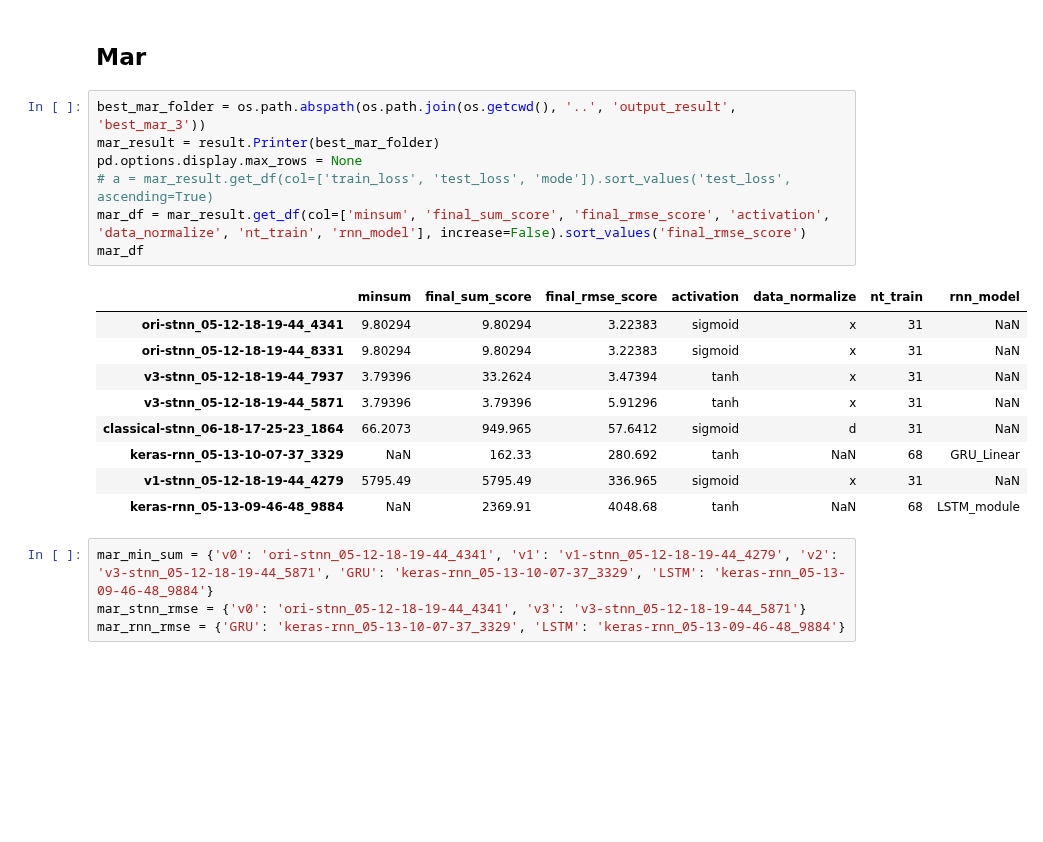
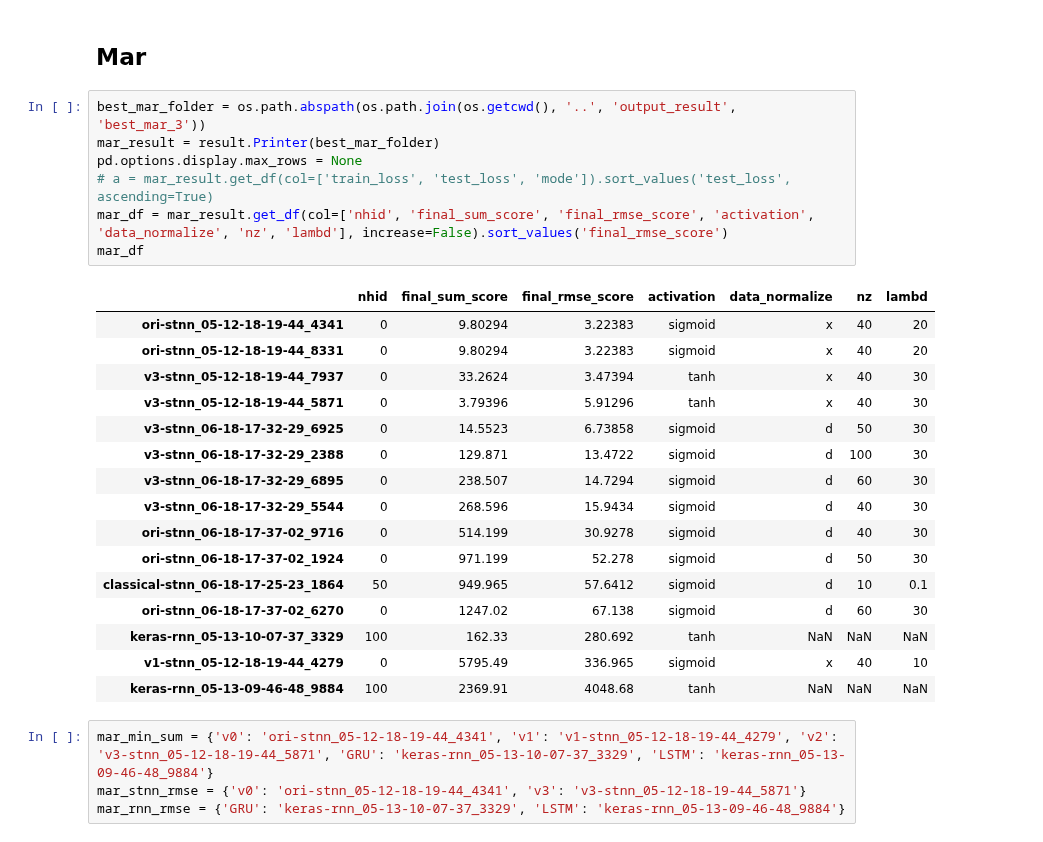
Before and after one commit to wtding1998/RNN_nCov, a Jupyter notebook: ncov_pred3.ipynb, the cells around one changed output. Saved outputs shown, nothing was run; the diff lists cells and outputs as text; blank space fills up the shorter version.

```diff
--- a/ncov_pred3.ipynb
+++ b/ncov_pred3.ipynb
@@ -174,20 +174,27 @@ exp.plot_distribution()
 # %%
 best_mar_folder = os.path.abspath(os.path.join(os.getcwd(), '..', 'output_result', 'best_mar_3'))
 mar_result = result.Printer(best_mar_folder)
 pd.options.display.max_rows = None
 # a = mar_result.get_df(col=['train_loss', 'test_loss', 'mode']).sort_values('test_loss', ascending=True)
-mar_df = mar_result.get_df(col=['minsum', 'final_sum_score', 'final_rmse_score', 'activation', 'data_normalize', 'nt_train', 'rnn_model'], increase=False).sort_values('final_rmse_score')
+mar_df = mar_result.get_df(col=['nhid', 'final_sum_score', 'final_rmse_score', 'activation', 'data_normalize', 'nz', 'lambd'], increase=False).sort_values('final_rmse_score')
 mar_df
 # %% [output]
-|  | minsum | final_sum_score | final_rmse_score | activation | data_normalize | nt_train | rnn_model |
-| ori-stnn_05-12-18-19-44_4341 | 9.80294 | 9.80294 | 3.22383 | sigmoid | x | 31 | NaN |
-| ori-stnn_05-12-18-19-44_8331 | 9.80294 | 9.80294 | 3.22383 | sigmoid | x | 31 | NaN |
-| v3-stnn_05-12-18-19-44_7937 | 3.79396 | 33.2624 | 3.47394 | tanh | x | 31 | NaN |
-| v3-stnn_05-12-18-19-44_5871 | 3.79396 | 3.79396 | 5.91296 | tanh | x | 31 | NaN |
-| classical-stnn_06-18-17-25-23_1864 | 66.2073 | 949.965 | 57.6412 | sigmoid | d | 31 | NaN |
-| keras-rnn_05-13-10-07-37_3329 | NaN | 162.33 | 280.692 | tanh | NaN | 68 | GRU_Linear |
-| v1-stnn_05-12-18-19-44_4279 | 5795.49 | 5795.49 | 336.965 | sigmoid | x | 31 | NaN |
-| keras-rnn_05-13-09-46-48_9884 | NaN | 2369.91 | 4048.68 | tanh | NaN | 68 | LSTM_module |
+|  | nhid | final_sum_score | final_rmse_score | activation | data_normalize | nz | lambd |
+| ori-stnn_05-12-18-19-44_4341 | 0 | 9.80294 | 3.22383 | sigmoid | x | 40 | 20 |
+| ori-stnn_05-12-18-19-44_8331 | 0 | 9.80294 | 3.22383 | sigmoid | x | 40 | 20 |
+| v3-stnn_05-12-18-19-44_7937 | 0 | 33.2624 | 3.47394 | tanh | x | 40 | 30 |
+| v3-stnn_05-12-18-19-44_5871 | 0 | 3.79396 | 5.91296 | tanh | x | 40 | 30 |
+| v3-stnn_06-18-17-32-29_6925 | 0 | 14.5523 | 6.73858 | sigmoid | d | 50 | 30 |
+| v3-stnn_06-18-17-32-29_2388 | 0 | 129.871 | 13.4722 | sigmoid | d | 100 | 30 |
+| v3-stnn_06-18-17-32-29_6895 | 0 | 238.507 | 14.7294 | sigmoid | d | 60 | 30 |
+| v3-stnn_06-18-17-32-29_5544 | 0 | 268.596 | 15.9434 | sigmoid | d | 40 | 30 |
+| ori-stnn_06-18-17-37-02_9716 | 0 | 514.199 | 30.9278 | sigmoid | d | 40 | 30 |
+| ori-stnn_06-18-17-37-02_1924 | 0 | 971.199 | 52.278 | sigmoid | d | 50 | 30 |
+| classical-stnn_06-18-17-25-23_1864 | 50 | 949.965 | 57.6412 | sigmoid | d | 10 | 0.1 |
+| ori-stnn_06-18-17-37-02_6270 | 0 | 1247.02 | 67.138 | sigmoid | d | 60 | 30 |
+| keras-rnn_05-13-10-07-37_3329 | 100 | 162.33 | 280.692 | tanh | NaN | NaN | NaN |
+| v1-stnn_05-12-18-19-44_4279 | 0 | 5795.49 | 336.965 | sigmoid | x | 40 | 10 |
+| keras-rnn_05-13-09-46-48_9884 | 100 | 2369.91 | 4048.68 | tanh | NaN | NaN | NaN |
 # %%
 mar_min_sum = {'v0': 'ori-stnn_05-12-18-19-44_4341', 'v1': 'v1-stnn_05-12-18-19-44_4279', 'v2': 'v3-stnn_05-12-18-19-44_5871', 'GRU': 'keras-rnn_05-13-10-07-37_3329', 'LSTM': 'keras-rnn_05-13-09-46-48_9884'}
 mar_stnn_rmse = {'v0': 'ori-stnn_05-12-18-19-44_4341', 'v3': 'v3-stnn_05-12-18-19-44_5871'}
```
Also changed, not shown: parts of 2 cells of this notebook, 2 other files.
